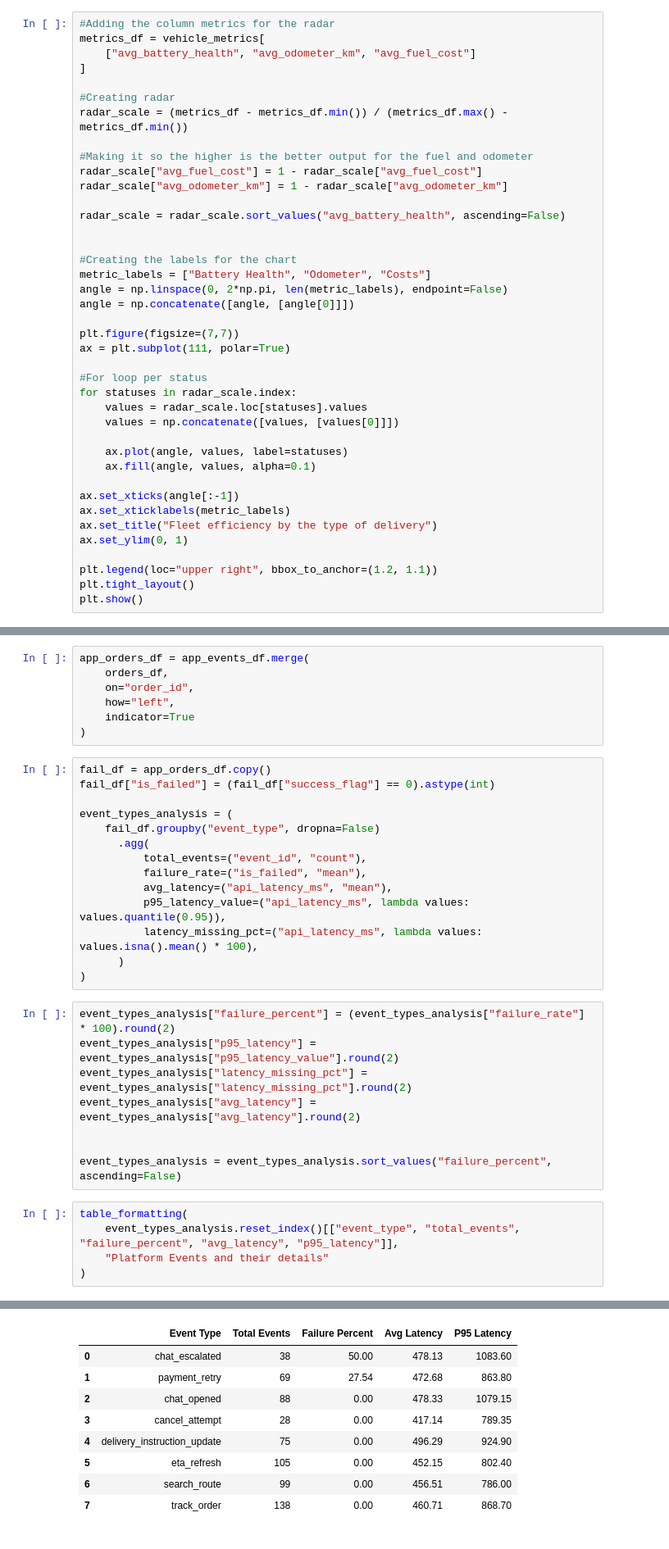
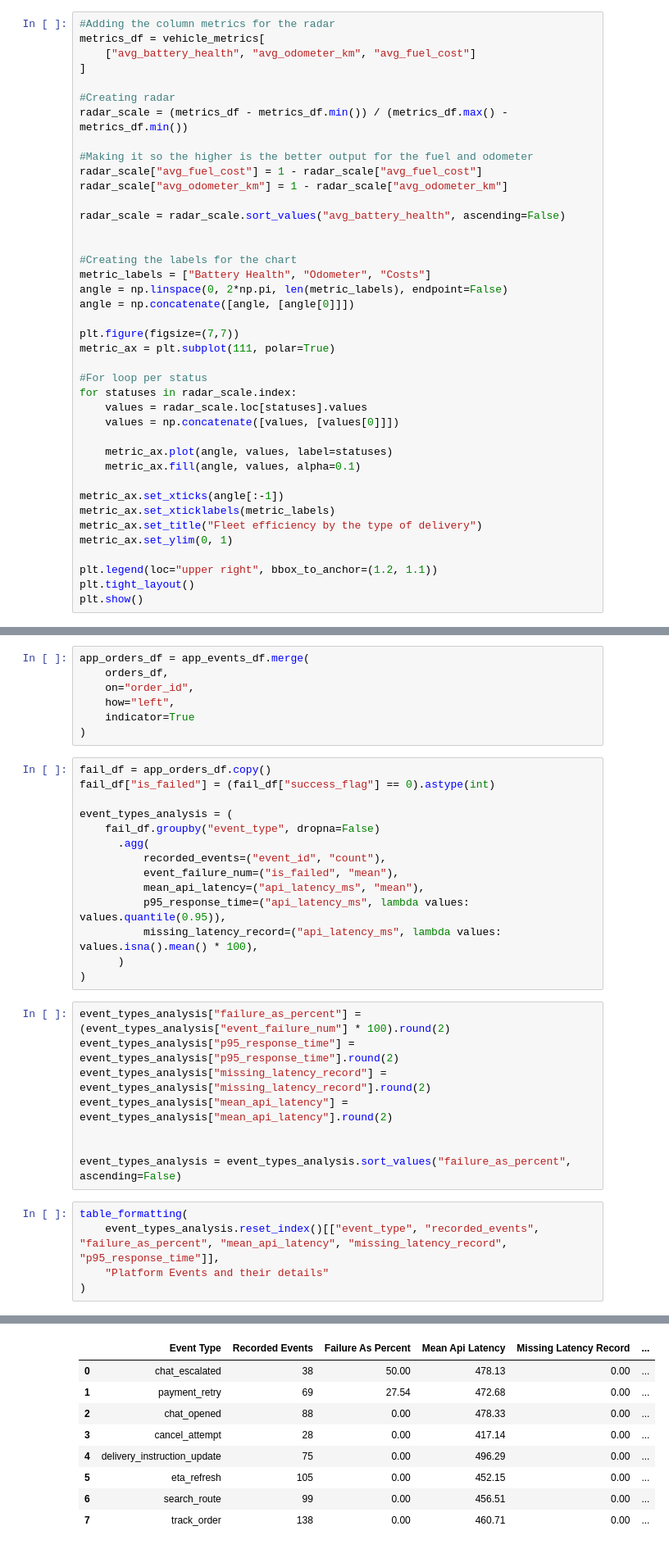
Before and after one commit to hobbsandbobs-dotcom/Analytics-Coursework, a Jupyter notebook: 2_Python_Analytics.ipynb, the cells around one changed output, grey strips where cells are left out. Shown at 82% size. Saved outputs shown, nothing was run; the diff lists cells and outputs as text.

```diff
--- a/2_Python_Analytics.ipynb
+++ b/2_Python_Analytics.ipynb
@@ -535,20 +535,20 @@ angle = np.linspace(0, 2*np.pi, len(metric_labels), endpoint=False)
 angle = np.concatenate([angle, [angle[0]]])
 
 plt.figure(figsize=(7,7))
-ax = plt.subplot(111, polar=True)
+metric_ax = plt.subplot(111, polar=True)
 
 #For loop per status
 for statuses in radar_scale.index:
     values = radar_scale.loc[statuses].values
     values = np.concatenate([values, [values[0]]])
 
-    ax.plot(angle, values, label=statuses)
-    ax.fill(angle, values, alpha=0.1)
+    metric_ax.plot(angle, values, label=statuses)
+    metric_ax.fill(angle, values, alpha=0.1)
 
-ax.set_xticks(angle[:-1])
-ax.set_xticklabels(metric_labels)
-ax.set_title("Fleet efficiency by the type of delivery")
-ax.set_ylim(0, 1)
+metric_ax.set_xticks(angle[:-1])
+metric_ax.set_xticklabels(metric_labels)
+metric_ax.set_title("Fleet efficiency by the type of delivery")
+metric_ax.set_ylim(0, 1)
 
 plt.legend(loc="upper right", bbox_to_anchor=(1.2, 1.1))
 plt.tight_layout()
@@ -827,37 +827,37 @@ fail_df["is_failed"] = (fail_df["success_flag"] == 0).astype(int)
 event_types_analysis = (
     fail_df.groupby("event_type", dropna=False)
       .agg(
-          total_events=("event_id", "count"),
-          failure_rate=("is_failed", "mean"),
-          avg_latency=("api_latency_ms", "mean"),
-          p95_latency_value=("api_latency_ms", lambda values: values.quantile(0.95)),
-          latency_missing_pct=("api_latency_ms", lambda values: values.isna().mean() * 100),
+          recorded_events=("event_id", "count"),
+          event_failure_num=("is_failed", "mean"),
+          mean_api_latency=("api_latency_ms", "mean"),
+          p95_response_time=("api_latency_ms", lambda values: values.quantile(0.95)),
+          missing_latency_record=("api_latency_ms", lambda values: values.isna().mean() * 100),
       )
 )
 # %%
-event_types_analysis["failure_percent"] = (event_types_analysis["failure_rate"] * 100).round(2)
-event_types_analysis["p95_latency"] = event_types_analysis["p95_latency_value"].round(2)
-event_types_analysis["latency_missing_pct"] = event_types_analysis["latency_missing_pct"].round(2)
-event_types_analysis["avg_latency"] = event_types_analysis["avg_latency"].round(2)
+event_types_analysis["failure_as_percent"] = (event_types_analysis["event_failure_num"] * 100).round(2)
+event_types_analysis["p95_response_time"] = event_types_analysis["p95_response_time"].round(2)
+event_types_analysis["missing_latency_record"] = event_types_analysis["missing_latency_record"].round(2)
+event_types_analysis["mean_api_latency"] = event_types_analysis["mean_api_latency"].round(2)
 
 
-event_types_analysis = event_types_analysis.sort_values("failure_percent", ascending=False)
+event_types_analysis = event_types_analysis.sort_values("failure_as_percent", ascending=False)
 # %%
 table_formatting(
-    event_types_analysis.reset_index()[["event_type", "total_events", "failure_percent", "avg_latency", "p95_latency"]],
+    event_types_analysis.reset_index()[["event_type", "recorded_events", "failure_as_percent", "mean_api_latency", "missing_latency_record", "p95_response_time"]],
     "Platform Events and their details"
 )
 # %% [output]
 Platform Events and their details
-|  | Event Type | Total Events | Failure Percent | Avg Latency | P95 Latency |
-| 0 | chat_escalated | 38 | 50.00 | 478.13 | 1083.60 |
-| 1 | payment_retry | 69 | 27.54 | 472.68 | 863.80 |
-| 2 | chat_opened | 88 | 0.00 | 478.33 | 1079.15 |
-| 3 | cancel_attempt | 28 | 0.00 | 417.14 | 789.35 |
-| 4 | delivery_instruction_update | 75 | 0.00 | 496.29 | 924.90 |
-| 5 | eta_refresh | 105 | 0.00 | 452.15 | 802.40 |
-| 6 | search_route | 99 | 0.00 | 456.51 | 786.00 |
-| 7 | track_order | 138 | 0.00 | 460.71 | 868.70 |
+|  | Event Type | Recorded Events | Failure As Percent | Mean Api Latency | Missing Latency Record | ... |
+| 0 | chat_escalated | 38 | 50.00 | 478.13 | 0.00 | ... |
+| 1 | payment_retry | 69 | 27.54 | 472.68 | 0.00 | ... |
+| 2 | chat_opened | 88 | 0.00 | 478.33 | 0.00 | ... |
+| 3 | cancel_attempt | 28 | 0.00 | 417.14 | 0.00 | ... |
+| 4 | delivery_instruction_update | 75 | 0.00 | 496.29 | 0.00 | ... |
+| 5 | eta_refresh | 105 | 0.00 | 452.15 | 0.00 | ... |
+| 6 | search_route | 99 | 0.00 | 456.51 | 0.00 | ... |
+| 7 | track_order | 138 | 0.00 | 460.71 | 0.00 | ... |
 # %%
 
 min_n = 20
```
Also changed, not shown: parts of 11 cells of this notebook.
